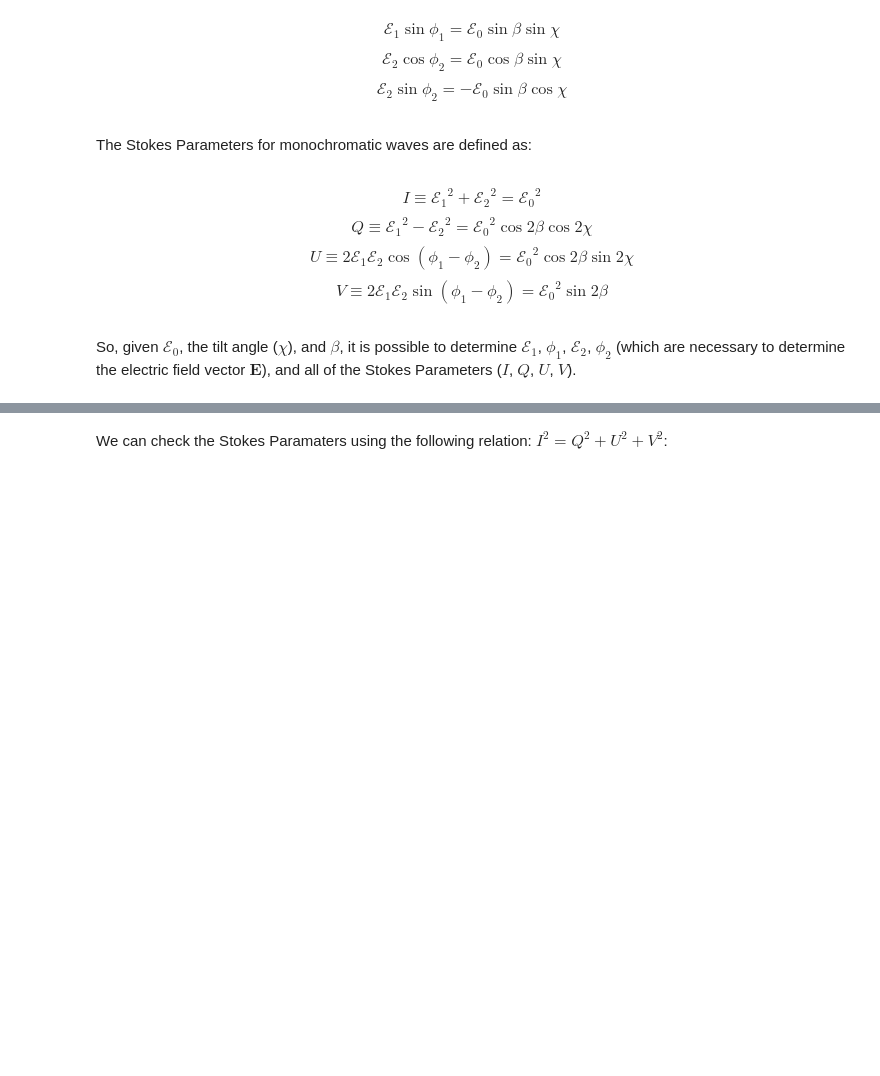
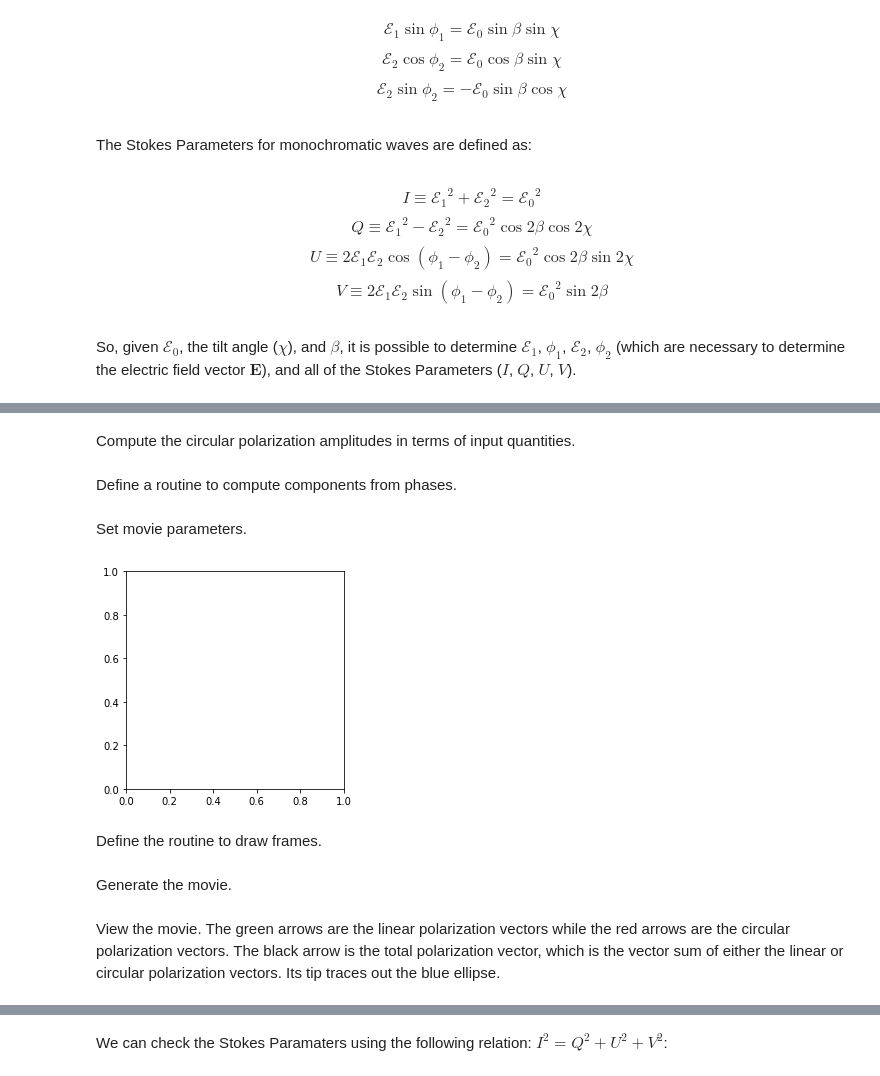
Before and after one commit to hrbates/Stokes-Parameters, a Jupyter notebook: stokes-parameters.ipynb, the cells around one changed output, grey strips where cells are left out. Cells and saved outputs as stored; diff of their text form; code cells hidden in the pictures; blank space fills up the shorter version.

Commit message:
Create movie.

```diff
--- a/stokes-parameters.ipynb
+++ b/stokes-parameters.ipynb
@@ -37,0 +53,2 @@ beta = .5;
+# %% [markdown]
+Compute the circular polarization amplitudes in terms of input quantities.
@@ -37,0 +58,2 @@ beta = .5;
+# %% [markdown]
+Define a routine to compute components from phases.
@@ -37,0 +65,11 @@ beta = .5;
+# %% [markdown]
+Set movie parameters.
+# %%
+Nframes = 100
+fig, ax = plt.subplots()
+ax.set_aspect('equal')
+number_cycles = 3
+# %% [output]
+[figure, added]
+# %% [markdown]
+Define the routine to draw frames.
@@ -37,0 +103,2 @@ beta = .5;
+# %% [markdown]
+Generate the movie.
@@ -37,0 +107,2 @@ beta = .5;
+# %% [markdown]
+View the movie.  The green arrows are the linear polarization vectors while the red arrows are the circular polarization vectors.  The black arrow is the total polarization vector, which is the vector sum of either the linear or circular polarization vectors.  Its tip traces out the blue ellipse.
```
Also changed, not shown: parts of 51 cells of this notebook, 1 other file.
